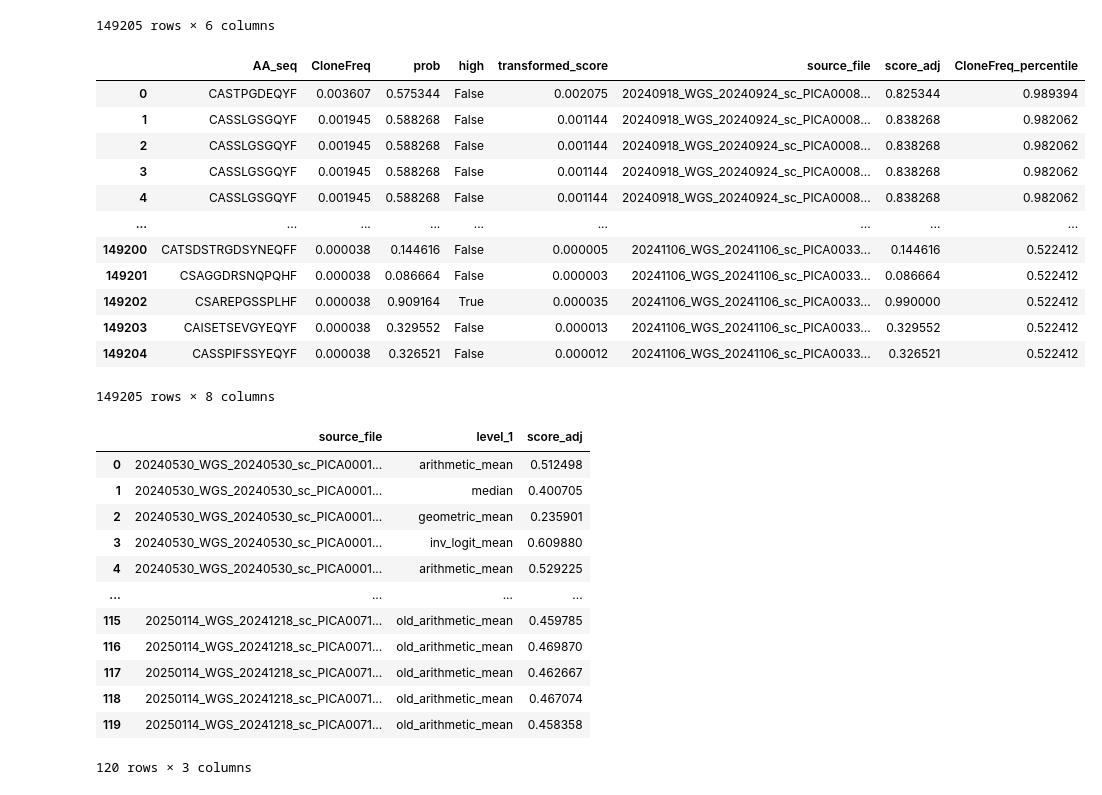
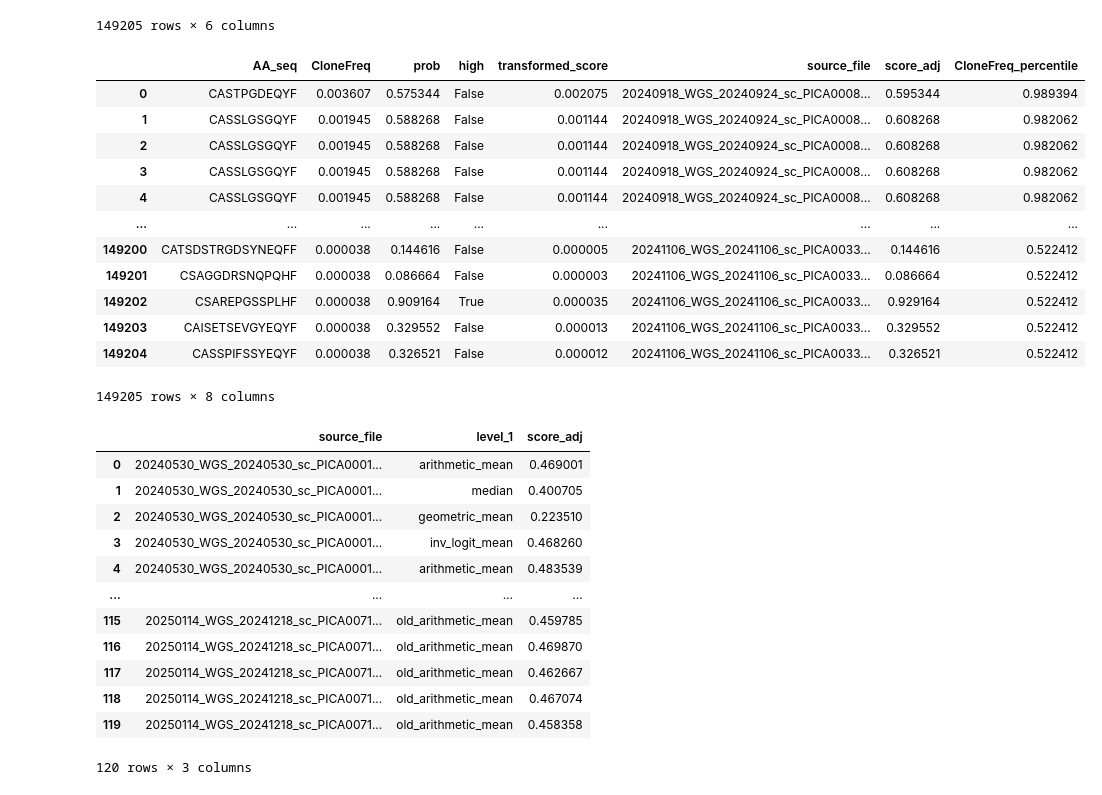
Before and after one commit to tuonglab/gnn_release, a Jupyter notebook: clonal_frequency_scoring/simplified_seekgene.ipynb, the cells around one changed output. Drawn from its saved outputs; the diff is of its cells as text; code cells hidden in the pictures.

```diff
--- a/clonal_frequency_scoring/simplified_seekgene.ipynb
+++ b/clonal_frequency_scoring/simplified_seekgene.ipynb
@@ -5,6 +5,10 @@ import matplotlib.pyplot as plt
 import seaborn as sns
 from sklearn.preprocessing import normalize
 from sklearn.metrics import roc_auc_score, precision_recall_curve, auc
+# %%
+ALPHA=0.1
+BETA=0.1
+DELTA_MAX=0.02
 # %%
 import pandas as pd
 import glob
@@ -348,34 +351,34 @@ combined_control_df
 # %%
 import numpy as np
 
 # Apply the function to the DataFrame
 S, R = combined_score_sample_capped(
     P=combined_control_df["prob"].values,
     F_raw=combined_control_df["CloneFreq"].values,
     t_P=0.5,
     t_R=0.5,
-    alpha=4,
-    beta=0.001,
-    delta_max=0.25,
+    alpha=ALPHA,
+    beta=BETA,
+    delta_max=DELTA_MAX,
     floor=0.01,
     ceil=0.99,
 )
 
 # Add results back to the DataFrame
 combined_control_df["score_adj"] = S
 combined_control_df["CloneFreq_percentile"] = R
 combined_control_df
 # %% [output]
 |  | AA_seq | CloneFreq | prob | high | transformed_score | source_file | score_adj | CloneFreq_percentile |
-| 0 | CASTPGDEQYF | 0.003607 | 0.575344 | False | 0.002075 | 20240918_WGS_20240924_sc_PICA0008... | 0.825344 | 0.989394 |
-| 1 | CASSLGSGQYF | 0.001945 | 0.588268 | False | 0.001144 | 20240918_WGS_20240924_sc_PICA0008... | 0.838268 | 0.982062 |
-| 2 | CASSLGSGQYF | 0.001945 | 0.588268 | False | 0.001144 | 20240918_WGS_20240924_sc_PICA0008... | 0.838268 | 0.982062 |
-| 3 | CASSLGSGQYF | 0.001945 | 0.588268 | False | 0.001144 | 20240918_WGS_20240924_sc_PICA0008... | 0.838268 | 0.982062 |
-| 4 | CASSLGSGQYF | 0.001945 | 0.588268 | False | 0.001144 | 20240918_WGS_20240924_sc_PICA0008... | 0.838268 | 0.982062 |
+| 0 | CASTPGDEQYF | 0.003607 | 0.575344 | False | 0.002075 | 20240918_WGS_20240924_sc_PICA0008... | 0.595344 | 0.989394 |
+| 1 | CASSLGSGQYF | 0.001945 | 0.588268 | False | 0.001144 | 20240918_WGS_20240924_sc_PICA0008... | 0.608268 | 0.982062 |
+| 2 | CASSLGSGQYF | 0.001945 | 0.588268 | False | 0.001144 | 20240918_WGS_20240924_sc_PICA0008... | 0.608268 | 0.982062 |
+| 3 | CASSLGSGQYF | 0.001945 | 0.588268 | False | 0.001144 | 20240918_WGS_20240924_sc_PICA0008... | 0.608268 | 0.982062 |
+| 4 | CASSLGSGQYF | 0.001945 | 0.588268 | False | 0.001144 | 20240918_WGS_20240924_sc_PICA0008... | 0.608268 | 0.982062 |
 | ... | ... | ... | ... | ... | ... | ... | ... | ... |
 | 149200 | CATSDSTRGDSYNEQFF | 0.000038 | 0.144616 | False | 0.000005 | 20241106_WGS_20241106_sc_PICA0033... | 0.144616 | 0.522412 |
 | 149201 | CSAGGDRSNQPQHF | 0.000038 | 0.086664 | False | 0.000003 | 20241106_WGS_20241106_sc_PICA0033... | 0.086664 | 0.522412 |
-| 149202 | CSAREPGSSPLHF | 0.000038 | 0.909164 | True | 0.000035 | 20241106_WGS_20241106_sc_PICA0033... | 0.990000 | 0.522412 |
+| 149202 | CSAREPGSSPLHF | 0.000038 | 0.909164 | True | 0.000035 | 20241106_WGS_20241106_sc_PICA0033... | 0.929164 | 0.522412 |
 | 149203 | CAISETSEVGYEQYF | 0.000038 | 0.329552 | False | 0.000013 | 20241106_WGS_20241106_sc_PICA0033... | 0.329552 | 0.522412 |
 | 149204 | CASSPIFSSYEQYF | 0.000038 | 0.326521 | False | 0.000012 | 20241106_WGS_20241106_sc_PICA0033... | 0.326521 | 0.522412 |
 149205 rows × 8 columns
@@ -416,11 +419,11 @@ summary_by_source = summary_by_source[["source_file", "level_1", "score_adj"]]
 summary_by_source
 # %% [output]
 |  | source_file | level_1 | score_adj |
-| 0 | 20240530_WGS_20240530_sc_PICA0001... | arithmetic_mean | 0.512498 |
+| 0 | 20240530_WGS_20240530_sc_PICA0001... | arithmetic_mean | 0.469001 |
 | 1 | 20240530_WGS_20240530_sc_PICA0001... | median | 0.400705 |
-| 2 | 20240530_WGS_20240530_sc_PICA0001... | geometric_mean | 0.235901 |
-| 3 | 20240530_WGS_20240530_sc_PICA0001... | inv_logit_mean | 0.609880 |
-| 4 | 20240530_WGS_20240530_sc_PICA0001... | arithmetic_mean | 0.529225 |
+| 2 | 20240530_WGS_20240530_sc_PICA0001... | geometric_mean | 0.223510 |
+| 3 | 20240530_WGS_20240530_sc_PICA0001... | inv_logit_mean | 0.468260 |
+| 4 | 20240530_WGS_20240530_sc_PICA0001... | arithmetic_mean | 0.483539 |
 | ... | ... | ... | ... |
 | 115 | 20250114_WGS_20241218_sc_PICA0071... | old_arithmetic_mean | 0.459785 |
 | 116 | 20250114_WGS_20241218_sc_PICA0071... | old_arithmetic_mean | 0.469870 |
```
Also changed, not shown: parts of 7 cells of this notebook, 5 other files.
